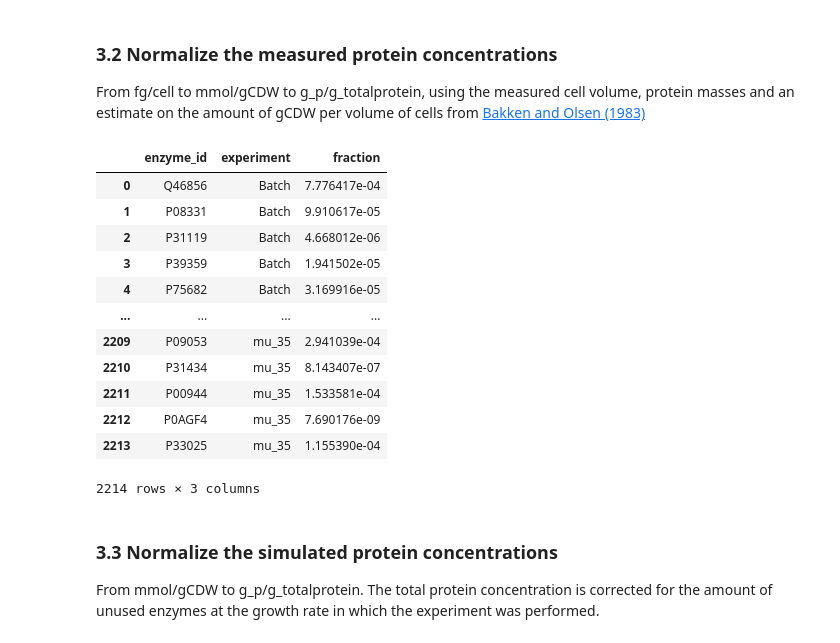
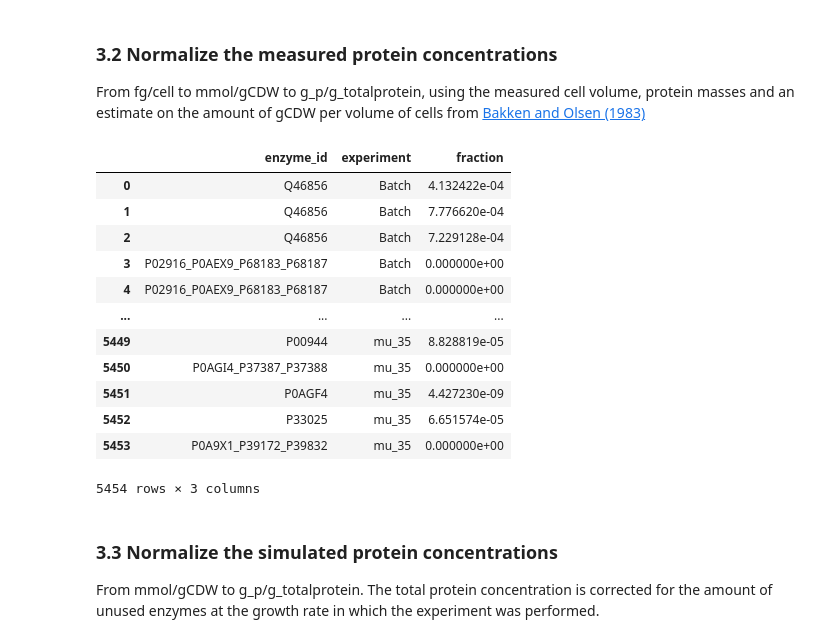
Before and after one commit to iAMB-RWTH-Aachen/PAMparametrizer, a Jupyter notebook: Scripts/i3_analysis/pam_parametrizer_validate_proteomics.ipynb, the cells around one changed output. Drawn from its saved outputs; the diff is of its cells as text; code cells hidden in the pictures.

Commit message:
improved peptide mapping between simulations and experiments, not finished yet

```diff
--- a/Scripts/i3_analysis/pam_parametrizer_validate_proteomics.ipynb
+++ b/Scripts/i3_analysis/pam_parametrizer_validate_proteomics.ipynb
@@ -37,7 +37,7 @@ PAM_KCAT_FILES = [os.path.join('Results', '3_analysis', 'parameter_files',
 BEST_INDIV_RESULT_FILES = [os.path.join('Results','2_parametrization','diagnostics',
                                      f'pam_parametrizer_diagnostics_{i}.xlsx') for i in range(1,NUM_ALT_MODELS+1)]
 ORI_PAM_KCAT_FILE = os.path.join('Results', '1_preprocessing',
-                                 'proteinAllocationModel_iML1515_EnzymaticData_250214.xlsx')
+                                 'proteinAllocationModel_iML1515_EnzymaticData_250219.xlsx')
 ECOLI_PROTEOME_DATA_PATH = os.path.join('Data', 'Ecoli_phenotypes', 'proteome_data_extract_schmidt2016.xlsx')
 ECOLI_MODEL_FILE_PATH = os.path.join('Models', 'iML1515.xml')
 UNIPROT_INFO_FILE = os.path.join('Data', 'Databases', 'uniprotkb_ecolik12_240726.xlsx')
@@ -289,16 +297,17 @@ The experimental measurements report concentrations for individual peptides, but
 # %%
-#map the enzyme complex ids to the peptide ids in the proteomics data
-gpr_mapping = {enz_id: parse_enzyme_complex_id(enz_id)
-               for enz_id in pd.read_excel(
-                   ORI_PAM_KCAT_FILE, 'ActiveEnzymes'
-               ).enzyme_id
-              }
+#information about gpr relationships is stored in the model's ActiveEnzyme sheet
+enzyme_db = pd.read_excel(ORI_PAM_KCAT_FILE, sheet_name = 'ActiveEnzymes')
 
 proteomics_per_enzyme = convert_peptide_to_enzyme_concentrations(
-    proteome_glc_mapped.rename({'Entry': 'peptide_id'}, axis=1),
-    gpr_mapping,
-    concentration_columns = list(proteome_glc.columns)+['Mass']
+    proteome_glc_mapped.rename({'Entry': 'enzyme_id'}, axis=1),
+    enzyme_db,
+    concentration_columns = list(proteome_glc.columns)
 ).dropna()
 
+#ActiveEnzyme sheets also contains the correct molar masses
+masses_per_enzyme = enzyme_db[['enzyme_id', 'molMass']].drop_duplicates()
+
+proteomics_per_enzyme = proteomics_per_enzyme.merge(masses_per_enzyme, on='enzyme_id')
+
 proteomics_per_enzyme
 # %% [output]
@@ -322,37 +330,38 @@ From fg/cell to mmol/gCDW to g_p/g_totalprotein, using the measured cell volume,
 # %%
 proteome_glc_normalized = proteomics_per_enzyme.copy()
 proteome_glc_mmol = proteomics_per_enzyme.copy()
 gcdw_per_liter = 1
 
 #proteomics data
 for exp, col in zip(['Glucose', 'Chemostat µ=0.5', 'Chemostat µ=0.35'], proteome_glc.columns):
     fl_per_cell = proteome_df_metadata.Cell_volume.loc[exp] #TODO
     #units are in fg/cell, fg *[mol/g](1/molmass) -> fmol, cell * fl/cell * gcdw/l -> fgcdw
     proteome_glc_mmol[col] = (proteomics_per_enzyme[col]/
-                              proteomics_per_enzyme['Mass']*1e-3/#fg *[mol/g](1/molmass) -> fmol
+                              proteomics_per_enzyme['molMass']*1e-3/#fg *[mol/g](1/molmass) -> fmol
                               (fl_per_cell*DRYWEIGHT_PER_LITER)) # cell * fl/cell * gcdw/l -> fgcdw
-
-    proteome_glc_normalized[col] = proteome_glc_mmol[col].div(proteome_glc_mmol[col].sum())
+    #need to sum all measured proteins while ignoring double entries because of isozymes
+    total_protein_content = proteome_glc_mmol.drop_duplicates('rxn_id')[col].sum()
+    proteome_glc_normalized[col] = proteome_glc_mmol[col].div(total_protein_content)
 
 #convert to long_format
 proteome_glc_long = pd.melt(proteome_glc_normalized, value_vars = ['Batch', 'mu_5', 'mu_35'],
                             id_vars = ['enzyme_id'],
                            var_name = 'experiment', value_name = 'fraction')
 proteome_glc_long
 # %% [output]
 |  | enzyme_id | experiment | fraction |
-| 0 | Q46856 | Batch | 7.776417e-04 |
-| 1 | P08331 | Batch | 9.910617e-05 |
-| 2 | P31119 | Batch | 4.668012e-06 |
-| 3 | P39359 | Batch | 1.941502e-05 |
-| 4 | P75682 | Batch | 3.169916e-05 |
+| 0 | Q46856 | Batch | 4.132422e-04 |
+| 1 | Q46856 | Batch | 7.776620e-04 |
+| 2 | Q46856 | Batch | 7.229128e-04 |
+| 3 | P02916_P0AEX9_P68183_P68187 | Batch | 0.000000e+00 |
+| 4 | P02916_P0AEX9_P68183_P68187 | Batch | 0.000000e+00 |
 | ... | ... | ... | ... |
-| 2209 | P09053 | mu_35 | 2.941039e-04 |
-| 2210 | P31434 | mu_35 | 8.143407e-07 |
-| 2211 | P00944 | mu_35 | 1.533581e-04 |
-| 2212 | P0AGF4 | mu_35 | 7.690176e-09 |
-| 2213 | P33025 | mu_35 | 1.155390e-04 |
+| 5449 | P00944 | mu_35 | 8.828819e-05 |
+| 5450 | P0AGI4_P37387_P37388 | mu_35 | 0.000000e+00 |
+| 5451 | P0AGF4 | mu_35 | 4.427230e-09 |
+| 5452 | P33025 | mu_35 | 6.651574e-05 |
+| 5453 | P0A9X1_P39172_P39832 | mu_35 | 0.000000e+00 |
-2214 rows × 3 columns
+5454 rows × 3 columns
 # %% [markdown]
 ### 3.3 Normalize the simulated protein concentrations
 From mmol/gCDW to g_p/g_totalprotein. The total protein concentration is corrected for the amount of unused enzymes at the growth rate in which the experiment was performed.
```
Also changed, not shown: parts of 16 cells of this notebook.
